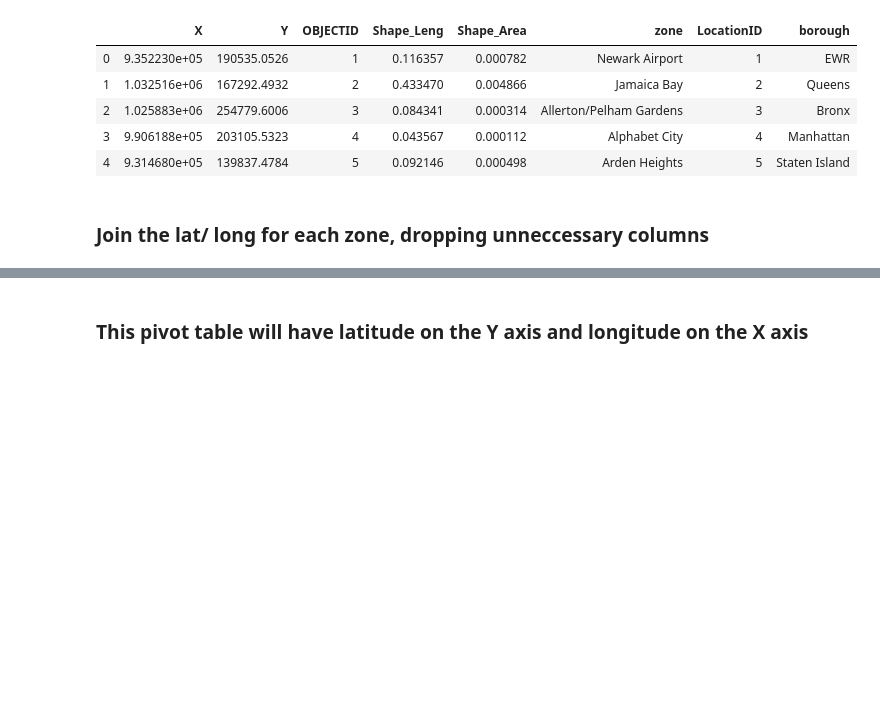
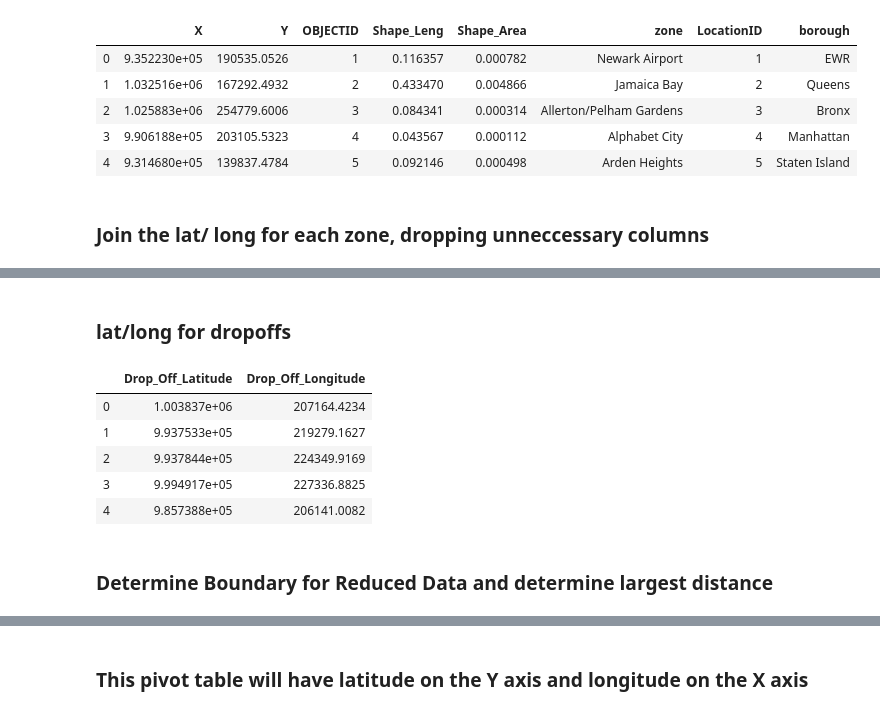
Before and after one commit to JacobHelwig/Fare-Prediction, a Jupyter notebook: Taxi Exploration.ipynb, the cells around one changed output, grey strips where cells are left out. Cells and saved outputs as stored; diff of their text form; code cells hidden in the pictures; blank space fills up the shorter version.

```diff
--- a/Taxi Exploration.ipynb
+++ b/Taxi Exploration.ipynb
@@ -233,0 +237,15 @@ lat_long_fare.head()
+# %% [markdown]
+### lat/long for dropoffs
+# %%
+DO_lat_long_fare = taxi_large.join(other = zones_latlong.set_index("LocationID")[["X","Y"]], on = "DOLocationID", how ="left")[["X","Y"]]
+DO_lat_long_fare.rename({"X":"Drop_Off_Latitude", "Y": "Drop_Off_Longitude"}, axis = 1, inplace = True)
+DO_lat_long_fare.head()
+# %% [output]
+|  | Drop_Off_Latitude | Drop_Off_Longitude |
+| 0 | 1.003837e+06 | 207164.4234 |
+| 1 | 9.937533e+05 | 219279.1627 |
+| 2 | 9.937844e+05 | 224349.9169 |
+| 3 | 9.994917e+05 | 227336.8825 |
+| 4 | 9.857388e+05 | 206141.0082 |
+# %% [markdown]
+### Determine Boundary for Reduced Data and determine largest distance
```
Also changed, not shown: parts of 4 cells of this notebook, 1 other file.
